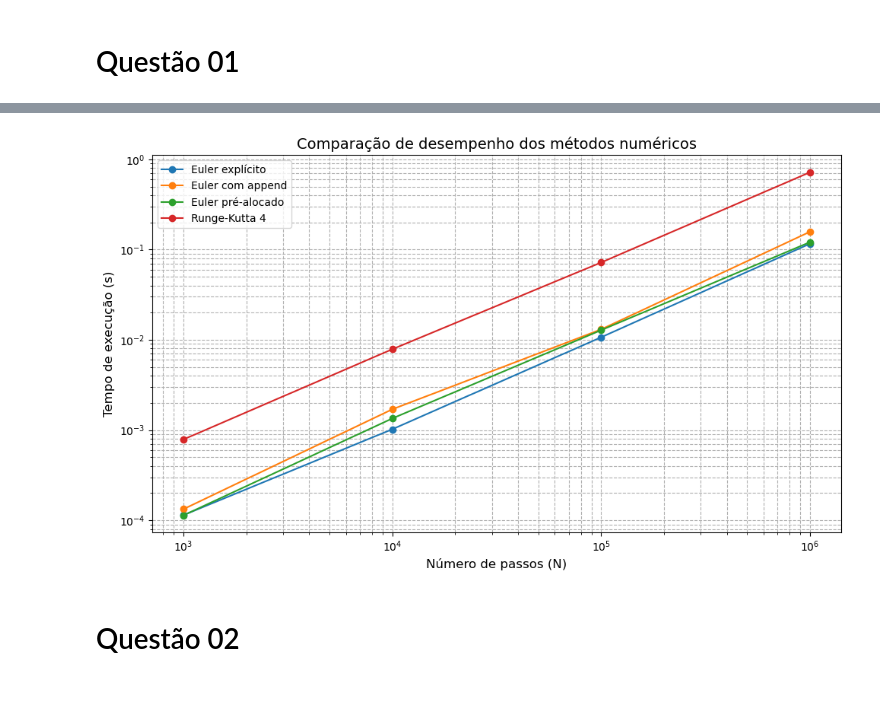
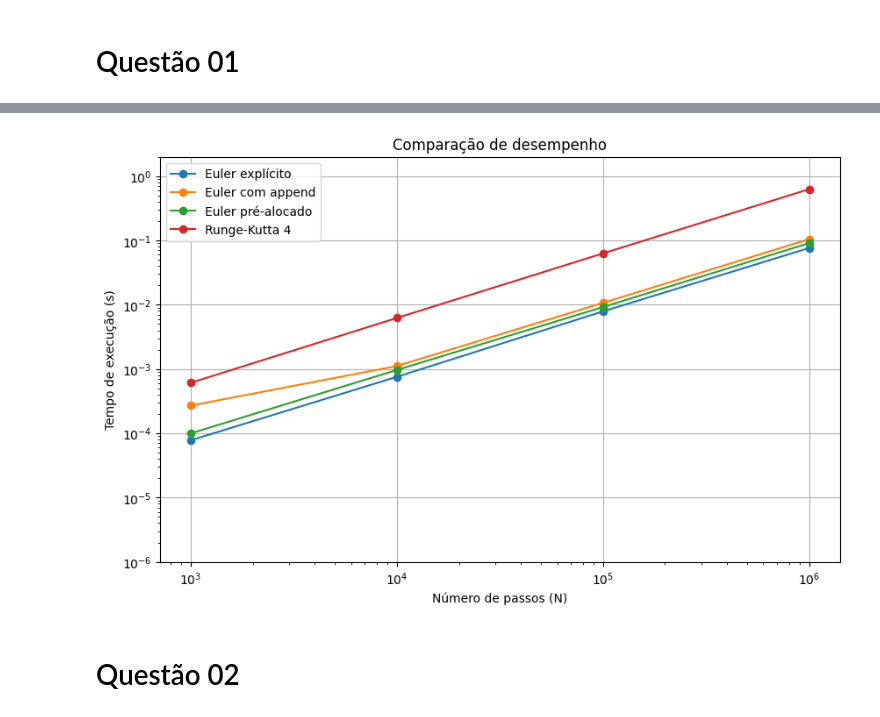
Before and after one commit to KaiqueFalcao/AV6, a Jupyter notebook: AV6.ipynb, the cells around one changed output, grey strips where cells are left out. Drawn from its saved outputs; the diff is of its cells as text; code cells hidden in the pictures.

```diff
--- a/AV6.ipynb
+++ b/AV6.ipynb
@@ -5,89 +5,91 @@
 # %%
-
 import numpy as np
-import matplotlib.pyplot as plt
 import time
 from tabulate import tabulate
+import matplotlib.pyplot as plt
 
 # Constantes
 g = 9.8
 k = 0.1
+v0 = 0.0
+x0 = 0.0
 t_final = 10
 
 # Métodos numéricos
 def euler_explicito(dt, t_final):
     N = int(t_final / dt)
-    x = v = 0
+    v, x = v0, x0
     for _ in range(N):
         v += (g - k * v) * dt
         x += v * dt
     return x
 
 def euler_append(dt, t_final):
-    t = x = v = 0
-    while t < t_final:
-        v += (g - k * v) * dt
-        x += v * dt
-        t += dt
-    return x
-
-def euler_prealloc(dt, t_final):
     N = int(t_final / dt)
-    v = x = 0
+    v, x = v0, x0
+    x_list = [x]
     for _ in range(N):
         v += (g - k * v) * dt
         x += v * dt
-    return x
+        x_list.append(x)
+    return x_list[-1]
+
+def euler_pre_alocado(dt, t_final):
+    N = int(t_final / dt)
+    v = np.zeros(N + 1)
+    x = np.zeros(N + 1)
+    v[0], x[0] = v0, x0
+
+    vi, xi = v0, x0
+    for i in range(N):
+        a = g - k * vi
+        vi += a * dt
+        xi += vi * dt
+    return xi
 
 def runge_kutta(dt, t_final):
     N = int(t_final / dt)
-    v = x = 0
+    v, x = v0, x0
     for _ in range(N):
-        k1v = g - k * v
-        k1x = v
+        k1v = (g - k * v) * dt
+        k1x = v * dt
 
-        k2v = g - k * (v + 0.5*dt*k1v)
-        k2x = v + 0.5*dt*k1v
+        k2v = (g - k * (v + k1v / 2)) * dt
+        k2x = (v + k1v / 2) * dt
 
-        k3v = g - k * (v + 0.5*dt*k2v)
-        k3x = v + 0.5*dt*k2v
+        k3v = (g - k * (v + k2v / 2)) * dt
+        k3x = (v + k2v / 2) * dt
 
-        k4v = g - k * (v + dt*k3v)
-        k4x = v + dt*k3v
+        k4v = (g - k * (v + k3v)) * dt
+        k4x = (v + k3v) * dt
 
-        v += (dt/6) * (k1v + 2*k2v + 2*k3v + k4v)
-        x += (dt/6) * (k1x + 2*k2x + 2*k3x + k4x)
+        v += (k1v + 2 * k2v + 2 * k3v + k4v) / 6
+        x += (k1x + 2 * k2x + 2 * k3x + k4x) / 6
     return x
 
+# Funções de comparação
 def comparar_resultados():
     dt = 0.001
-
-    # Calcular posições finais
     x1 = euler_explicito(dt, t_final)
     x2 = euler_append(dt, t_final)
-    x3 = euler_prealloc(dt, t_final)
+    x3 = euler_pre_alocado(dt, t_final)
     x4 = runge_kutta(dt, t_final)
 
-    # Saída numérica
     print("\n== Posição final x(10s) para cada método ==")
-    print(f"Euler explícito (simples):    x = {x1:.10f} m")
-    print(f"Euler com append:             x = {x2:.10f} m")
-    print(f"Euler com pré-alocação:       x = {x3:.10f} m")
-    print(f"Runge-Kutta 4ª ordem:         x = {x4:.10f} m")
-
-# Executar
-comparar_resultados()
+    print(f"Euler explícito (simples):    x = {x1:.12f} m")
+    print(f"Euler com append:             x = {x2:.12f} m")
+    print(f"Euler pré-alocado:            x = {x3:.12f} m")
+    print(f"Runge-Kutta 4ª ordem:         x = {x4:.12f} m")
 
 def comparar_metodos():
     N_values = [10**3, 10**4, 10**5, 10**6]
     methods = [
         ("Euler explícito", euler_explicito),
         ("Euler com append", euler_append),
-        ("Euler pré-alocado", euler_prealloc),
+        ("Euler pré-alocado", euler_pre_alocado),
         ("Runge-Kutta 4", runge_kutta)
     ]
 
-    # Preparar dados para tabela
     table_data = []
     headers = ["N"] + [name for name, _ in methods]
 
@@ -98,14 +100,13 @@ def comparar_metodos():
             t0 = time.perf_counter()
             method(dt, t_final)
             elapsed = time.perf_counter() - t0
-            row.append(f"{elapsed:.6f}")
+            row.append(f"{elapsed:.6e}")
         table_data.append(row)
 
-    # Imprimir tabela
     print("\nTempos de execução (segundos) para cada método:")
     print(tabulate(table_data, headers=headers, tablefmt="grid"))
 
-    # Plotar gráfico de desempenho
+    # Plot
     plt.figure(figsize=(10, 6))
     for name, method in methods:
         times = []
@@ -118,14 +119,16 @@ def comparar_metodos():
 
     plt.xscale('log')
     plt.yscale('log')
-    plt.xlabel("Número de passos (N)", fontsize=12)
-    plt.ylabel("Tempo de execução (s)", fontsize=12)
-    plt.title("Comparação de desempenho dos métodos numéricos", fontsize=14)
-    plt.legend(fontsize=10)
-    plt.grid(True, which="both", ls="--")
-    plt.tight_layout()
+    plt.ylim(1e-6, 2)  # Garante que todos os tempos apareçam
+    plt.xlabel("Número de passos (N)")
+    plt.ylabel("Tempo de execução (s)")
+    plt.title("Comparação de desempenho")
+    plt.legend()
+    plt.grid(True)
     plt.show()
 
+# Executar
+comparar_resultados()
 comparar_metodos()
 # %% [output]
 == Posição final x(10s) para cada método ==
@@ -148,5 +151,5 @@ Tempos de execução (segundos) para cada método:
 +---------+-------------------+--------------------+---------------------+-----------------+
-[figure, old version]
+[figure, new version]
 # %% [markdown]
 # Questão 02
 # %% [markdown]
```
Also changed, not shown: parts of 6 cells of this notebook, 3 other files.
